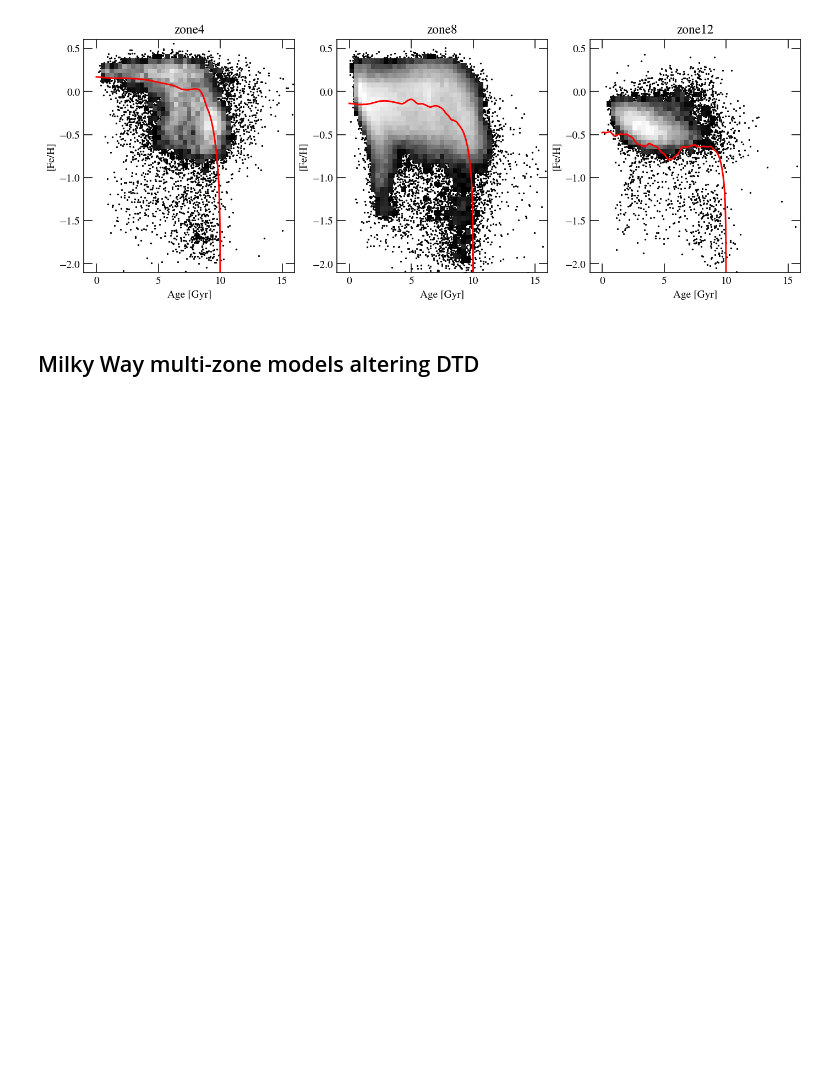
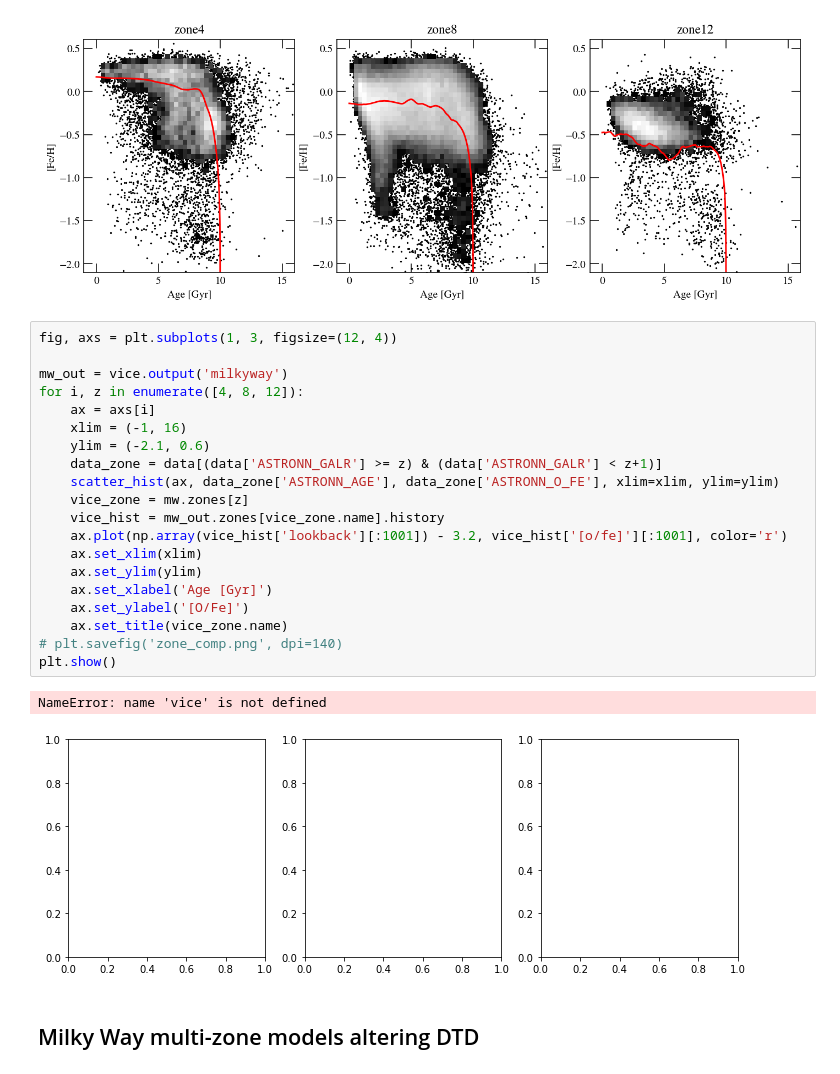
Before and after one commit to lodubay/first-year-project, a Jupyter notebook: vice_test.ipynb, the cells around one changed output. Drawn from its saved outputs; the diff is of its cells as text; blank space fills up the shorter version.

```diff
--- a/vice_test.ipynb
+++ b/vice_test.ipynb
@@ -515,6 +517,29 @@ plt.savefig('zone_comp.png', dpi=140)
 plt.show()
 # %% [output]
 [figure]
+# %%
+fig, axs = plt.subplots(1, 3, figsize=(12, 4))
+
+mw_out = vice.output('milkyway')
+for i, z in enumerate([4, 8, 12]):
+    ax = axs[i]
+    xlim = (-1, 16)
+    ylim = (-2.1, 0.6)
+    data_zone = data[(data['ASTRONN_GALR'] >= z) & (data['ASTRONN_GALR'] < z+1)]
+    scatter_hist(ax, data_zone['ASTRONN_AGE'], data_zone['ASTRONN_O_FE'], xlim=xlim, ylim=ylim)
+    vice_zone = mw.zones[z]
+    vice_hist = mw_out.zones[vice_zone.name].history
+    ax.plot(np.array(vice_hist['lookback'][:1001]) - 3.2, vice_hist['[o/fe]'][:1001], color='r')
+    ax.set_xlim(xlim)
+    ax.set_ylim(ylim)
+    ax.set_xlabel('Age [Gyr]')
+    ax.set_ylabel('[O/Fe]')
+    ax.set_title(vice_zone.name)
+# plt.savefig('zone_comp.png', dpi=140)
+plt.show()
+# %% [output]
+NameError: name 'vice' is not defined
+[figure, added]
 # %% [markdown]
 ## Milky Way multi-zone models altering DTD
 # %%
```
Also changed, not shown: parts of 1 cell of this notebook, 18 other files.
